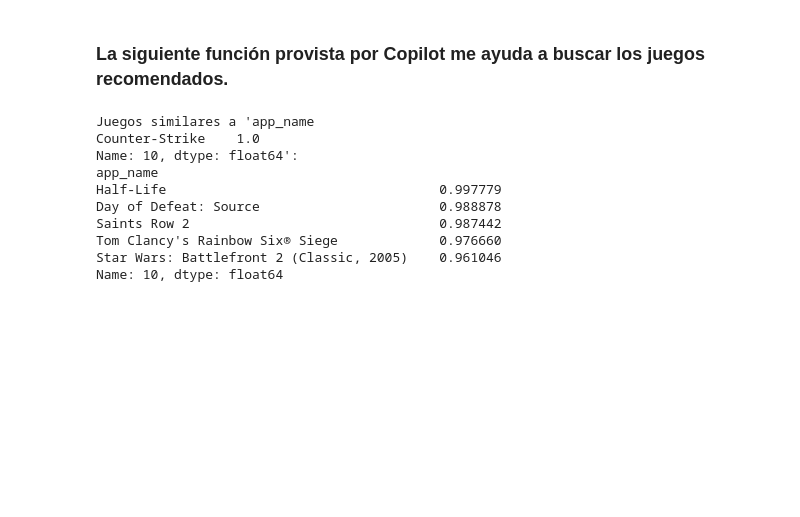
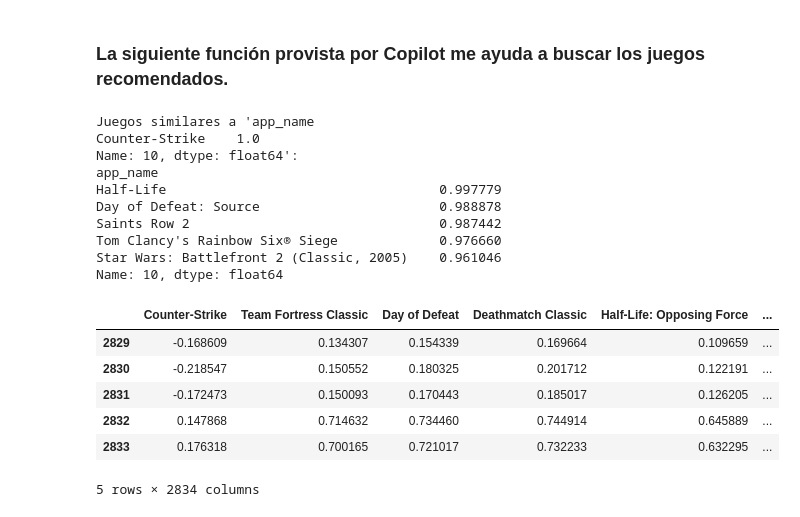
Before and after one commit to chelo1003/Henry_PI1_Steam, a Jupyter notebook: ML/ML_item-item.ipynb, the cells around one changed output. Drawn from its saved outputs; the diff is of its cells as text; code cells hidden in the pictures; blank space fills up the shorter version.

```diff
--- a/ML/ML_item-item.ipynb
+++ b/ML/ML_item-item.ipynb
@@ -614,0 +615,12 @@ df_matriz_similitudes.to_parquet("df_matriz_similitudes.parquet", index=False)
+# %%
+df_matriz_similitudes = pd.read_parquet("df_matriz_similitudes.parquet")
+# %%
+df_matriz_similitudes.tail()
+# %% [output]
+|  | Counter-Strike | Team Fortress Classic | Day of Defeat | Deathmatch Classic | Half-Life: Opposing Force | ... |
+| 2829 | -0.168609 | 0.134307 | 0.154339 | 0.169664 | 0.109659 | ... |
+| 2830 | -0.218547 | 0.150552 | 0.180325 | 0.201712 | 0.122191 | ... |
+| 2831 | -0.172473 | 0.150093 | 0.170443 | 0.185017 | 0.126205 | ... |
+| 2832 | 0.147868 | 0.714632 | 0.734460 | 0.744914 | 0.645889 | ... |
+| 2833 | 0.176318 | 0.700165 | 0.721017 | 0.732233 | 0.632295 | ... |
+5 rows × 2834 columns
```
Also changed, not shown: parts of 1 cell of this notebook, 3 other files.
